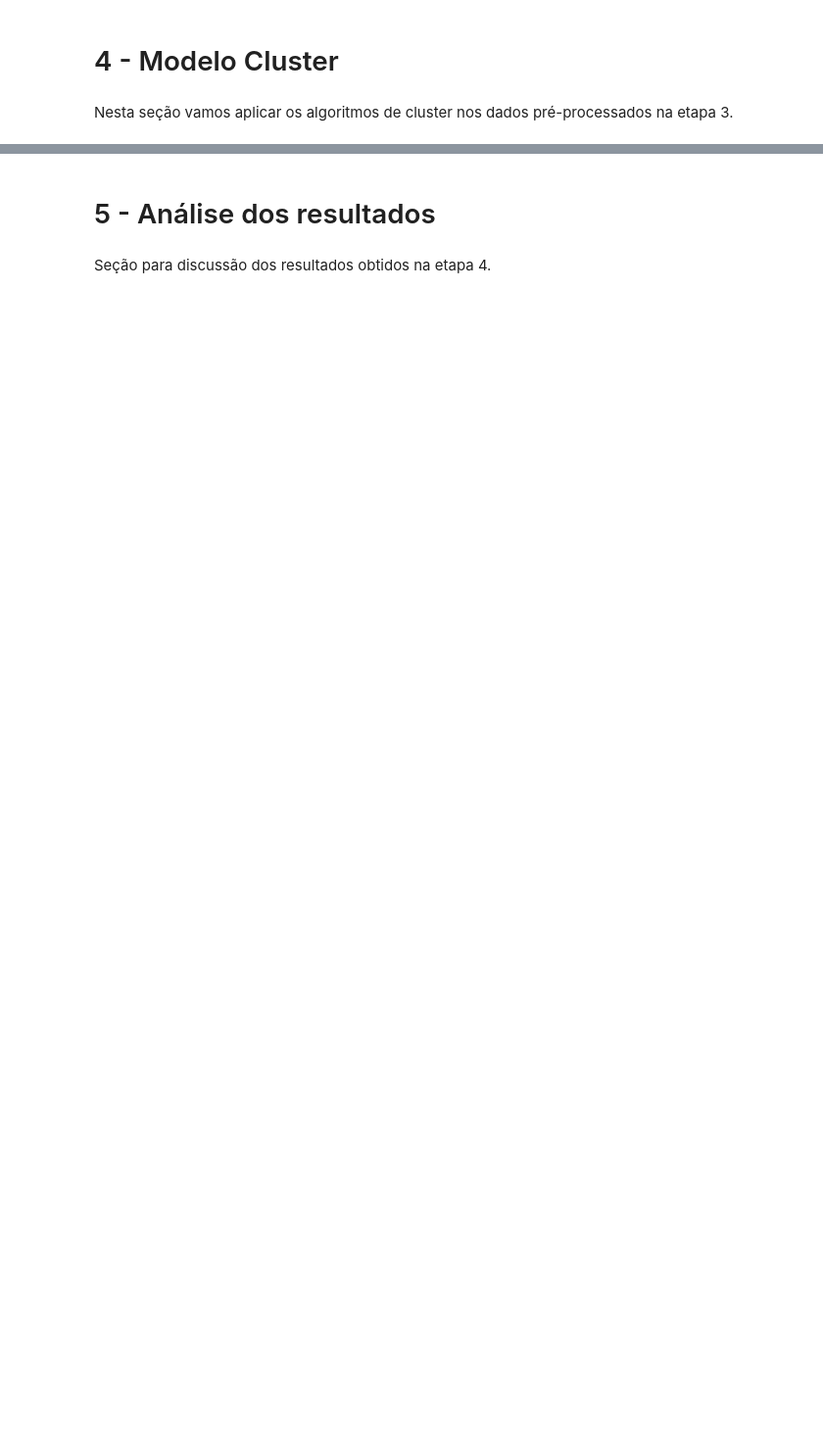
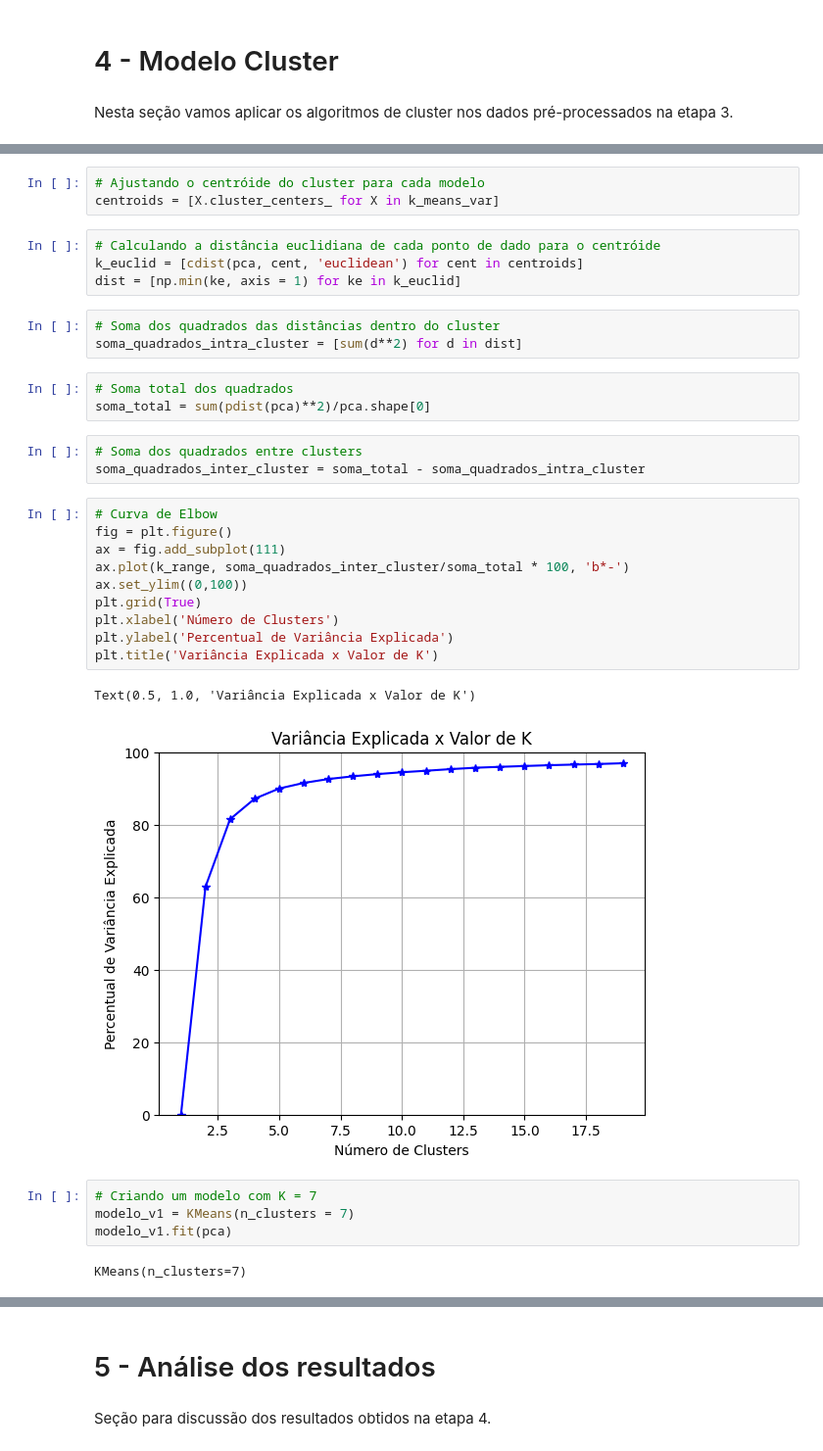
Before and after one commit to marcosmorais94/wine_quality, a Jupyter notebook: wine_cluster.ipynb, the cells around one changed output, grey strips where cells are left out. Shown: that part at 98% size. Cells and saved outputs as stored; diff of their text form; blank space fills up the shorter version.

```diff
--- a/wine_cluster.ipynb
+++ b/wine_cluster.ipynb
@@ -152,0 +179,35 @@ Nesta seção vamos aplicar os algoritmos de cluster nos dados pré-processados
+# %%
+# Ajustando o centróide do cluster para cada modelo
+centroids = [X.cluster_centers_ for X in k_means_var]
+# %%
+# Calculando a distância euclidiana de cada ponto de dado para o centróide
+k_euclid = [cdist(pca, cent, 'euclidean') for cent in centroids]
+dist = [np.min(ke, axis = 1) for ke in k_euclid]
+# %%
+# Soma dos quadrados das distâncias dentro do cluster
+soma_quadrados_intra_cluster = [sum(d**2) for d in dist]
+# %%
+# Soma total dos quadrados
+soma_total = sum(pdist(pca)**2)/pca.shape[0]
+# %%
+# Soma dos quadrados entre clusters
+soma_quadrados_inter_cluster = soma_total - soma_quadrados_intra_cluster
+# %%
+# Curva de Elbow
+fig = plt.figure()
+ax = fig.add_subplot(111)
+ax.plot(k_range, soma_quadrados_inter_cluster/soma_total * 100, 'b*-')
+ax.set_ylim((0,100))
+plt.grid(True)
+plt.xlabel('Número de Clusters')
+plt.ylabel('Percentual de Variância Explicada')
+plt.title('Variância Explicada x Valor de K')
+# %% [output]
+Text(0.5, 1.0, 'Variância Explicada x Valor de K')
+[figure, added]
+# %%
+# Criando um modelo com K = 7
+modelo_v1 = KMeans(n_clusters = 7)
+modelo_v1.fit(pca)
+# %% [output]
+KMeans(n_clusters=7)
```
Also changed, not shown: parts of 35 cells of this notebook.
